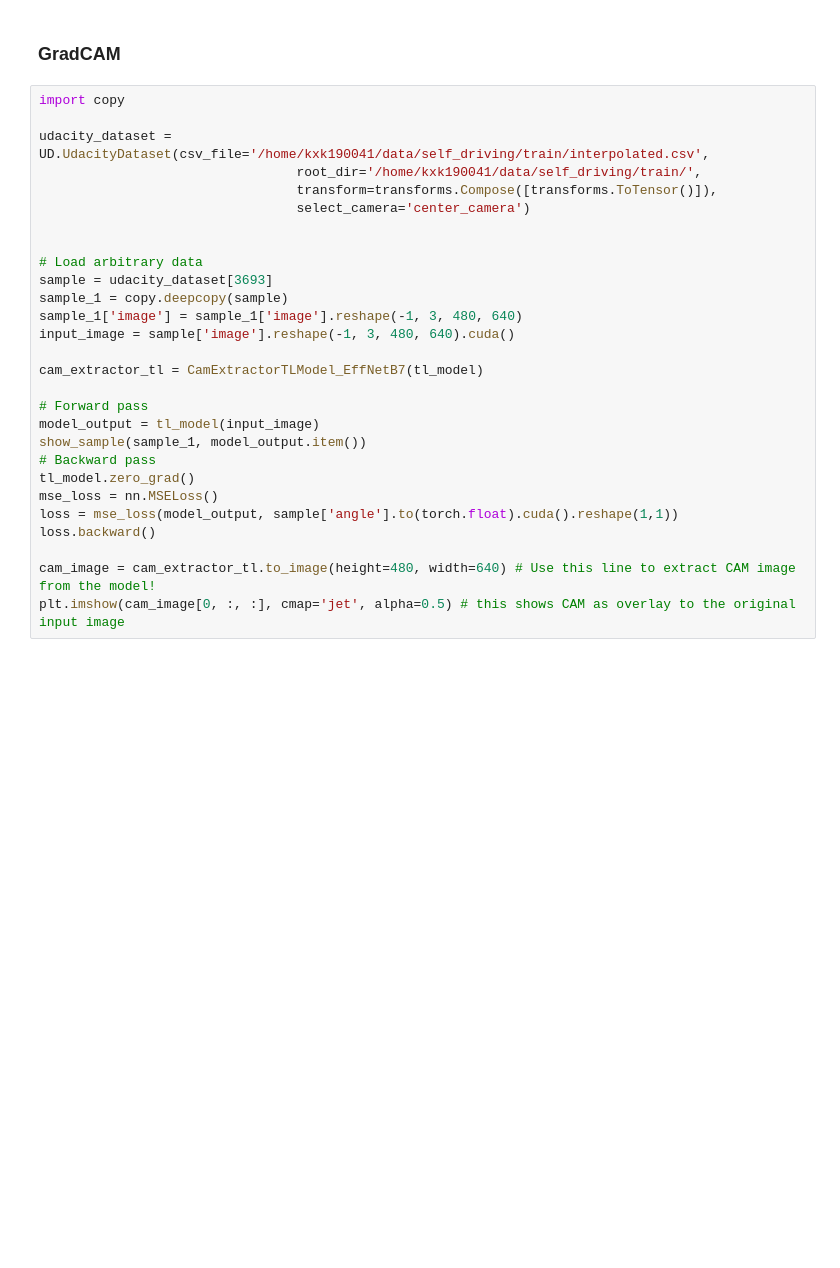
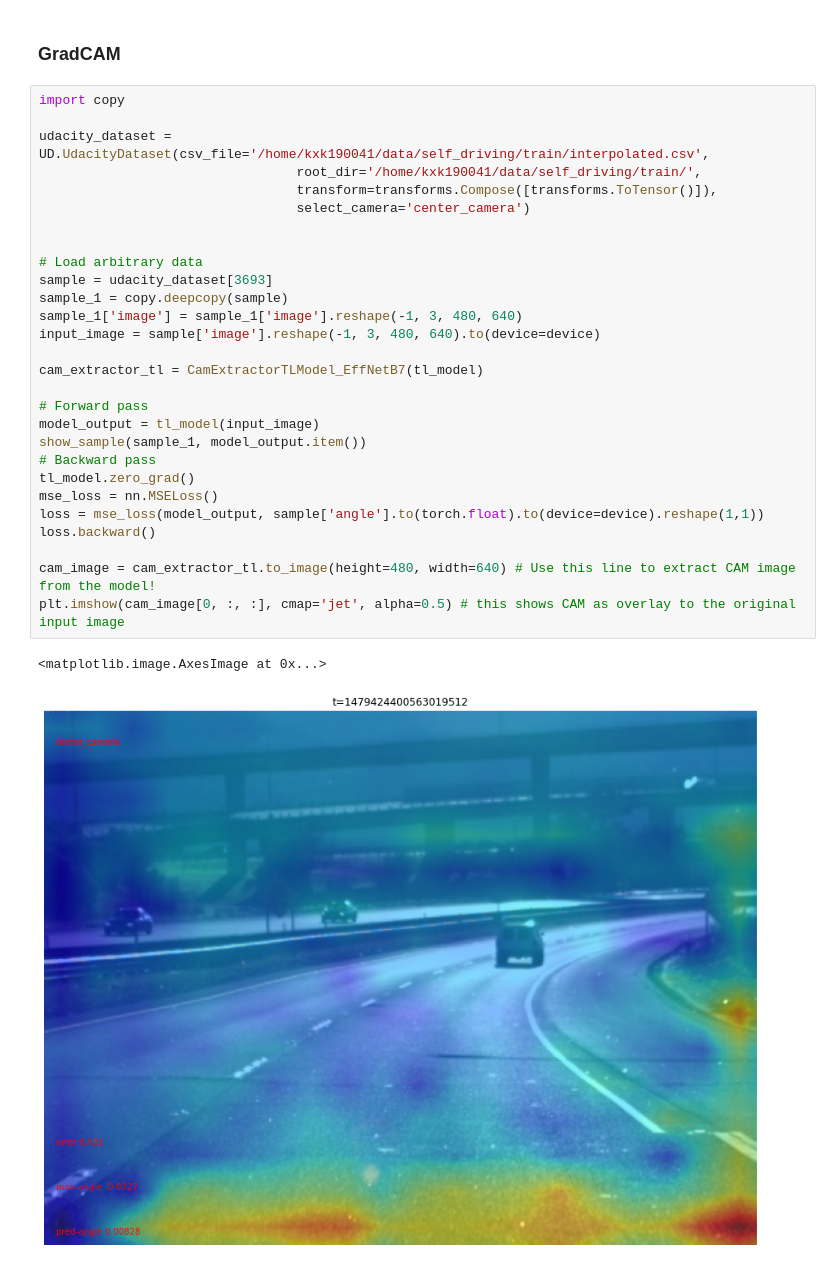
Before and after one commit to jes1per/Self-Driving-Car, a Jupyter notebook: TransferLearning_effnet.ipynb, the cells around one changed output. Drawn from its saved outputs; the diff is of its cells as text; blank space fills up the shorter version.

```diff
--- a/TransferLearning_effnet.ipynb
+++ b/TransferLearning_effnet.ipynb
@@ -135,28 +150,31 @@ visualize_cnn(tl_model.pretrained.features[0][0])
 # %%
 import copy
 
 udacity_dataset = UD.UdacityDataset(csv_file='/home/kxk190041/data/self_driving/train/interpolated.csv',
                                  root_dir='/home/kxk190041/data/self_driving/train/',
                                  transform=transforms.Compose([transforms.ToTensor()]),
                                  select_camera='center_camera')
 
 
 # Load arbitrary data
 sample = udacity_dataset[3693]
 sample_1 = copy.deepcopy(sample)
 sample_1['image'] = sample_1['image'].reshape(-1, 3, 480, 640)
-input_image = sample['image'].reshape(-1, 3, 480, 640).cuda()
+input_image = sample['image'].reshape(-1, 3, 480, 640).to(device=device)
 
 cam_extractor_tl = CamExtractorTLModel_EffNetB7(tl_model)
 
 # Forward pass
 model_output = tl_model(input_image)
 show_sample(sample_1, model_output.item())
 # Backward pass
 tl_model.zero_grad()
 mse_loss = nn.MSELoss()
-loss = mse_loss(model_output, sample['angle'].to(torch.float).cuda().reshape(1,1))
+loss = mse_loss(model_output, sample['angle'].to(torch.float).to(device=device).reshape(1,1))
 loss.backward()
 
 cam_image = cam_extractor_tl.to_image(height=480, width=640) # Use this line to extract CAM image from the model!
 plt.imshow(cam_image[0, :, :], cmap='jet', alpha=0.5) # this shows CAM as overlay to the original input image
+# %% [output]
+<matplotlib.image.AxesImage at 0x...>
+[figure, added]
```
Also changed, not shown: parts of 3 cells of this notebook, 6 other files.
